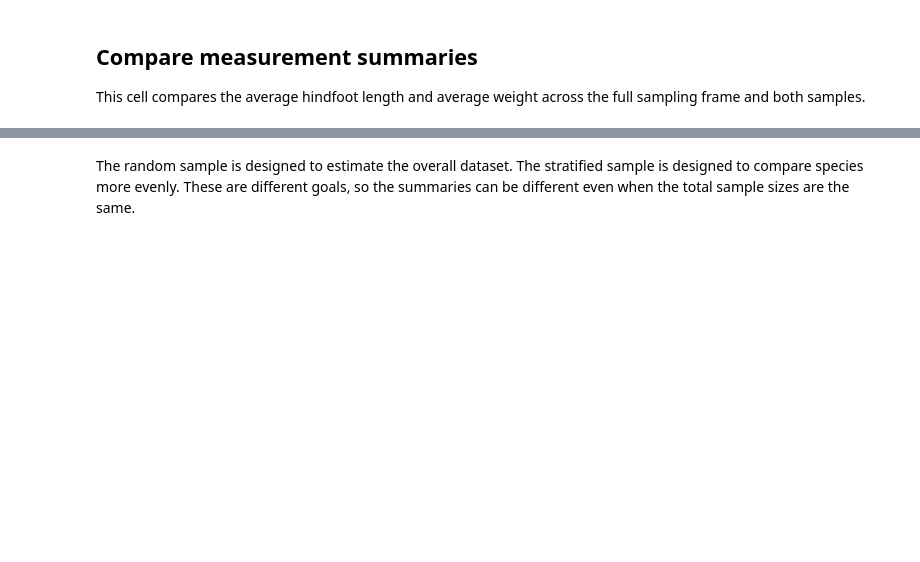
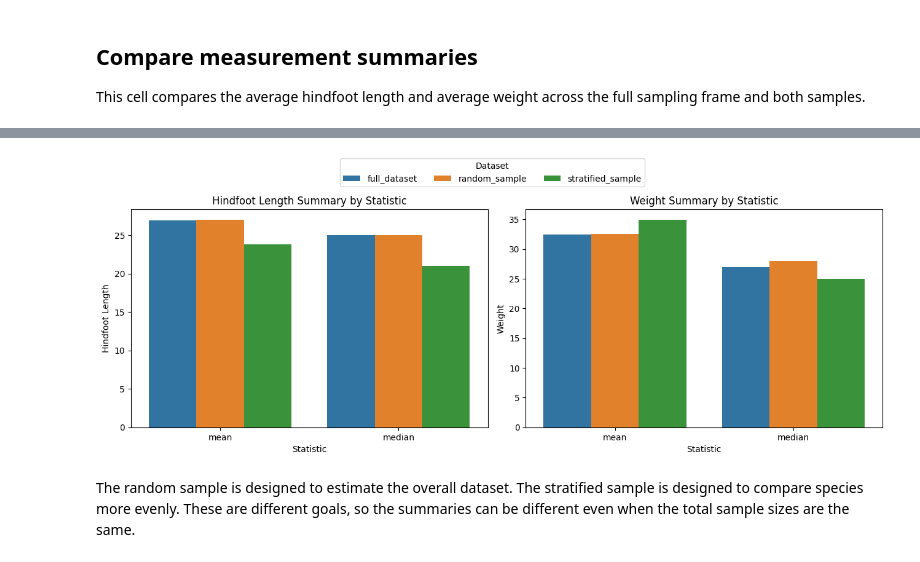
Before and after one commit to cbertrand451/Independent-Study-Data-Aggregation-and-Sampling-Bias, a Jupyter notebook: analysis/sampling_bias/stratified_sampling.ipynb, the cells around one changed output, grey strips where cells are left out. Saved outputs shown, nothing was run; the diff lists cells and outputs as text; code cells hidden in the pictures; blank space fills up the shorter version.

```diff
--- a/analysis/sampling_bias/stratified_sampling.ipynb
+++ b/analysis/sampling_bias/stratified_sampling.ipynb
@@ -373,3 +320,60 @@ plt.show()
+# %%
+summary_plot_df = summary_df.melt(
+    id_vars='dataset',
+    value_vars=[
+        'mean_hindfoot_length',
+        'median_hindfoot_length',
+        'mean_weight',
+        'median_weight'
+    ],
+    var_name='metric',
+    value_name='value'
+)
+
+summary_plot_df['statistic'] = summary_plot_df['metric'].str.extract(r'^(mean|median)')
+summary_plot_df['measurement'] = summary_plot_df['metric'].str.replace(r'^(mean|median)_', '', regex=True)
+
+hindfoot_plot_df = summary_plot_df[
+    summary_plot_df['measurement'] == 'hindfoot_length'
+].copy()
+
+weight_plot_df = summary_plot_df[
+    summary_plot_df['measurement'] == 'weight'
+].copy()
+
+fig, axes = plt.subplots(1, 2, figsize=(13, 5))
+
+sns.barplot(
+    data=hindfoot_plot_df,
+    x='statistic',
+    y='value',
+    hue='dataset',
+    ax=axes[0]
+)
+axes[0].set_title('Hindfoot Length Summary by Statistic')
+axes[0].set_xlabel('Statistic')
+axes[0].set_ylabel('Hindfoot Length')
+
+sns.barplot(
+    data=weight_plot_df,
+    x='statistic',
+    y='value',
+    hue='dataset',
+    ax=axes[1]
+)
+axes[1].set_title('Weight Summary by Statistic')
+axes[1].set_xlabel('Statistic')
+axes[1].set_ylabel('Weight')
+
+handles, labels = axes[0].get_legend_handles_labels()
+axes[0].legend_.remove()
+axes[1].legend_.remove()
+fig.legend(handles, labels, title='Dataset', loc='upper center', ncol=3)
+
+plt.tight_layout(rect=[0, 0, 1, 0.9])
+plt.show()
+# %% [output]
+[figure, added]
 # %% [markdown]
 The random sample is designed to estimate the overall dataset. The stratified sample is designed to compare species more evenly. These are different goals, so the summaries can be different even when the total sample sizes are the same.
 # %% [markdown]
```
Also changed, not shown: parts of 1 cell of this notebook, 13 other files.
